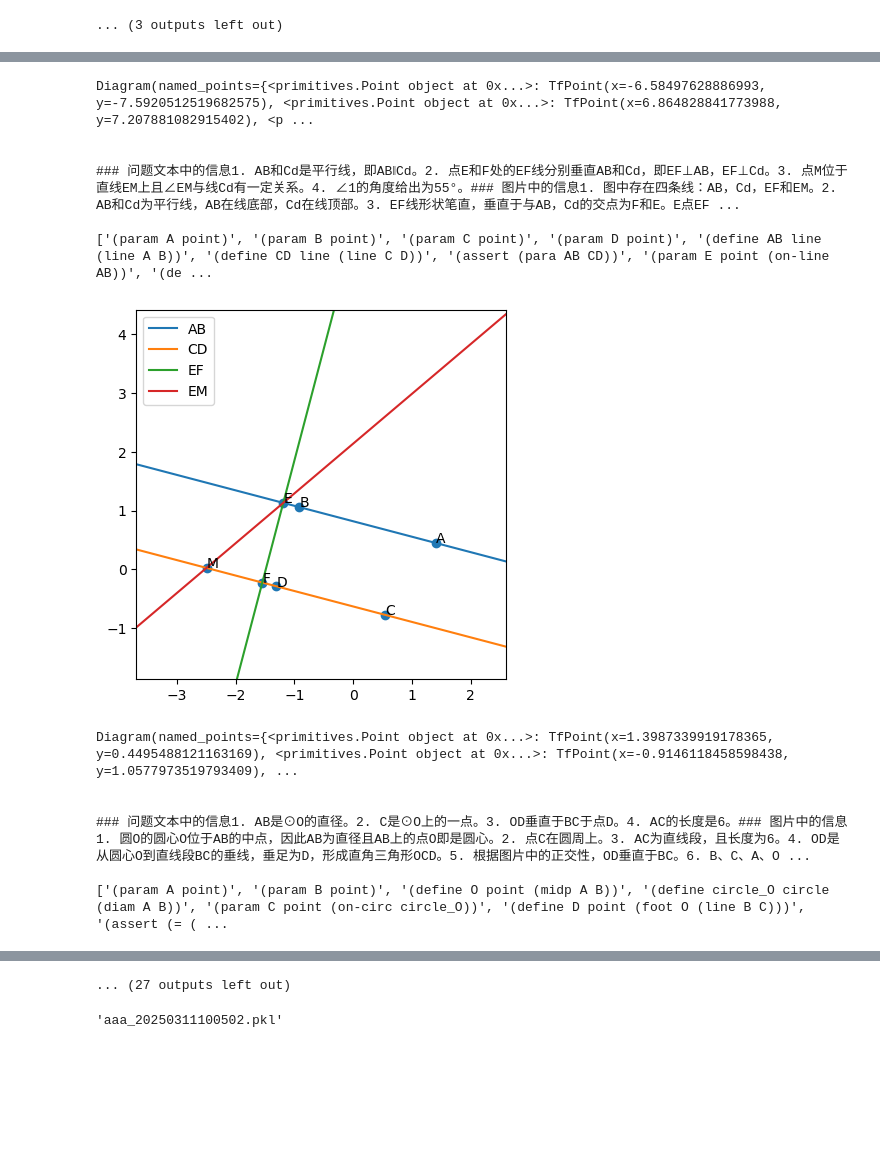
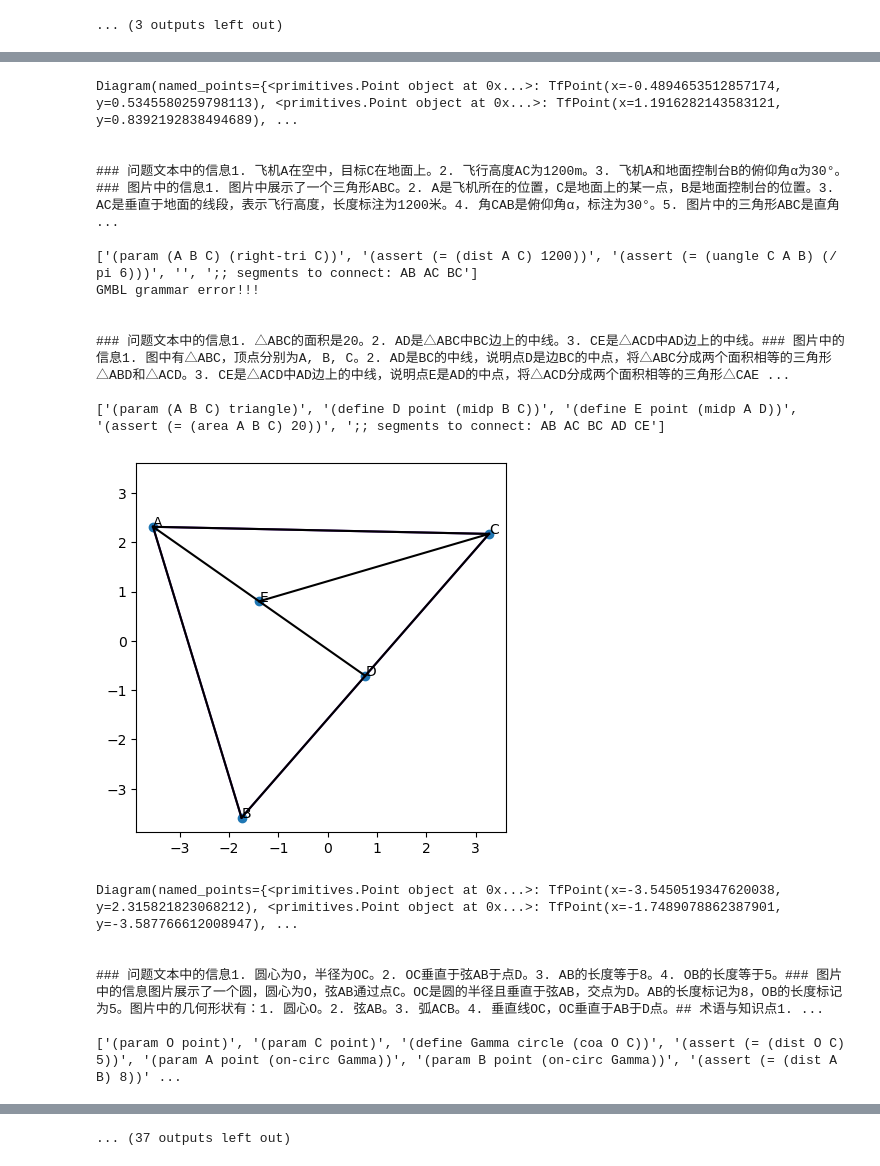
Before and after one commit to seanq31/geo-model-builder, a Jupyter notebook: src/test_api.ipynb, the cells around one changed output, grey strips where cells are left out. Cells and saved outputs as stored; diff of their text form; code cells hidden in the pictures; blank space fills up the shorter version.

Commit message:
finished adding segments

```diff
--- a/src/test_api.ipynb
+++ b/src/test_api.ipynb
@@ -560,21 +574,29 @@ def gmb_draw(inputs):
 # %%
-with open('../llm_gen/res_llm_gen.pkl', 'rb') as f:
+import pickle
+
+with open('../llm_gen/res_llm_gen20250311143434.pkl', 'rb') as f:
     llm_result_dict = pickle.load(f)
 all_contents_and_reasoning= [[res[1][1].choices[0].message.content, res[1][1].choices[0].message.reasoning_content, res[1][2]] for res in llm_result_dict.items()]
 
-for item in all_contents_and_reasoning:
-    print(item[1])
+# for item in all_contents_and_reasoning:
+#     content = item[0]
+#     reasoning_content = item[1]
+#     print(item[0])
 
-    # res = gmb_draw(item)
-    # print(res[2])
-    # if res[1] == []:
-    #     print('Fail to solve!!!')
-    # elif res[1][0] is None:
-    #     print('GMBL grammar error!!!')
-    # else:
-    #     res[1][0].plot()
-    #     print(res[1][0])
-    # print('')
+#     res = gmb_draw(item)
+#     print(res[2])
+#     if res[1] == []:
+#         print('Fail to solve!!!')
+#     elif res[1][0] is None:
+#         print('GMBL grammar error!!!')
+#     else:
+#         res[1][0].plot()
+#         print(res[1][0])
+#     print('')
 
-    #break
+#     break
+
+content = all_contents_and_reasoning[2][0]
+reasoning_content = all_contents_and_reasoning[2][1]
+res = gmb_draw(all_contents_and_reasoning[2])
 # %% [output]
@@ -697,7 +809,7 @@ Diagram(named_points={<primitives.Point object at 0x...>: TfPoint(x=-0.724870092
 # %%
 import pickle
 
-with open('../llm_gen/res_all_in_one_dict_20250311130550.pkl', 'rb') as f:
+with open('../llm_gen/res_all_in_one_dict_20250311160543.pkl', 'rb') as f:
     gmb_result_dict = pickle.load(f)
 
 for key, res in gmb_result_dict.items():
@@ -736,13 +848,19 @@ Diagram(named_points={<primitives.Point object at 0x...>: TfPoint(x=-1.135707340
-Diagram(named_points={<primitives.Point object at 0x...>: TfPoint(x=-6.58497628886993, y=-7.5920512519682575), <primitives.Point object at 0x...>: TfPoint(x=6.864828841773988, y=7.207881082915402), <p ...
+Diagram(named_points={<primitives.Point object at 0x...>: TfPoint(x=-0.4894653512857174, y=0.5345580259798113), <primitives.Point object at 0x...>: TfPoint(x=1.1916282143583121, y=0.8392192838494689), ...
 
 
-### 问题文本中的信息1. AB和Cd是平行线，即AB‖Cd。2. 点E和F处的EF线分别垂直AB和Cd，即EF⊥AB，EF⊥Cd。3. 点M位于直线EM上且∠EM与线Cd有一定关系。4. ∠1的角度给出为55°。### 图片中的信息1. 图中存在四条线：AB，Cd，EF和EM。2. AB和Cd为平行线，AB在线底部，Cd在线顶部。3. EF线形状笔直，垂直于与AB，Cd的交点为F和E。E点EF ...
+### 问题文本中的信息1. 飞机A在空中，目标C在地面上。2. 飞行高度AC为1200m。3. 飞机A和地面控制台B的俯仰角α为30°。### 图片中的信息1. 图片中展示了一个三角形ABC。2. A是飞机所在的位置，C是地面上的某一点，B是地面控制台的位置。3. AC是垂直于地面的线段，表示飞行高度，长度标注为1200米。4. 角CAB是俯仰角α，标注为30°。5. 图片中的三角形ABC是直角 ...
 
-['(param A point)', '(param B point)', '(param C point)', '(param D point)', '(define AB line (line A B))', '(define CD line (line C D))', '(assert (para AB CD))', '(param E point (on-line AB))', '(de ...
+['(param (A B C) (right-tri C))', '(assert (= (dist A C) 1200))', '(assert (= (uangle C A B) (/ pi 6)))', '', ';; segments to connect: AB AC BC']
+GMBL grammar error!!!
+
+
+### 问题文本中的信息1. △ABC的面积是20。2. AD是△ABC中BC边上的中线。3. CE是△ACD中AD边上的中线。### 图片中的信息1. 图中有△ABC，顶点分别为A, B, C。2. AD是BC的中线，说明点D是边BC的中点，将△ABC分成两个面积相等的三角形△ABD和△ACD。3. CE是△ACD中AD边上的中线，说明点E是AD的中点，将△ACD分成两个面积相等的三角形△CAE ...
+
+['(param (A B C) triangle)', '(define D point (midp B C))', '(define E point (midp A D))', '(assert (= (area A B C) 20))', ';; segments to connect: AB AC BC AD CE']
-[figure, old version]
+[figure, new version]
-Diagram(named_points={<primitives.Point object at 0x...>: TfPoint(x=1.3987339919178365, y=0.4495488121163169), <primitives.Point object at 0x...>: TfPoint(x=-0.9146118458598438, y=1.0577973519793409), ...
+Diagram(named_points={<primitives.Point object at 0x...>: TfPoint(x=-3.5450519347620038, y=2.315821823068212), <primitives.Point object at 0x...>: TfPoint(x=-1.7489078862387901, y=-3.587766612008947), ...
 
 
-### 问题文本中的信息1. AB是⊙O的直径。2. C是⊙O上的一点。3. OD垂直于BC于点D。4. AC的长度是6。### 图片中的信息1. 圆O的圆心O位于AB的中点，因此AB为直径且AB上的点O即是圆心。2. 点C在圆周上。3. AC为直线段，且长度为6。4. OD是从圆心O到直线段BC的垂线，垂足为D，形成直角三角形OCD。5. 根据图片中的正交性，OD垂直于BC。6. B、C、A、O ...
+### 问题文本中的信息1. 圆心为O，半径为OC。2. OC垂直于弦AB于点D。3. AB的长度等于8。4. OB的长度等于5。### 图片中的信息图片展示了一个圆，圆心为O，弦AB通过点C。OC是圆的半径且垂直于弦AB，交点为D。AB的长度标记为8，OB的长度标记为5。图片中的几何形状有：1. 圆心O。2. 弦AB。3. 弧ACB。4. 垂直线OC，OC垂直于AB于D点。## 术语与知识点1. ...
 
-['(param A point)', '(param B point)', '(define O point (midp A B))', '(define circle_O circle (diam A B))', '(param C point (on-circ circle_O))', '(define D point (foot O (line B C)))', '(assert (= ( ...
+['(param O point)', '(param C point)', '(define Gamma circle (coa O C))', '(assert (= (dist O C) 5))', '(param A point (on-circ Gamma))', '(param B point (on-circ Gamma))', '(assert (= (dist A B) 8))' ...
@@ -757,9 +875 @@ Diagram(named_points={<primitives.Point object at 0x...>: TfPoint(x=-2.372518239
-... (27 outputs left out)
+... (37 outputs left out)
-# %%
-import datetime
-
-time_str = datetime.datetime.now().strftime('%Y%m%d%H%M%S')
-
-'aaa_' + time_str + '.pkl'
-# %% [output]
-'aaa_20250311100502.pkl'
```
Also changed, not shown: parts of 7 cells of this notebook, 8 other files.
